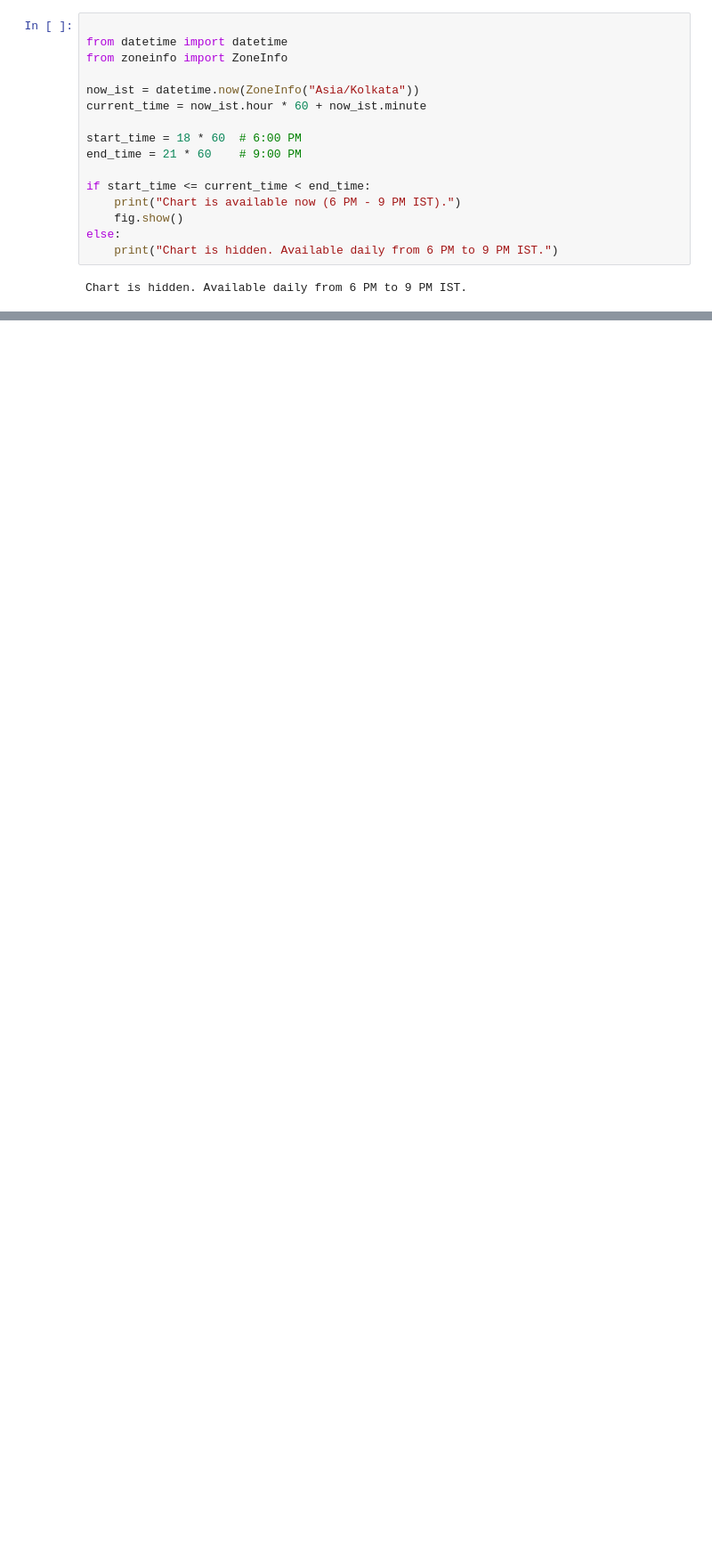
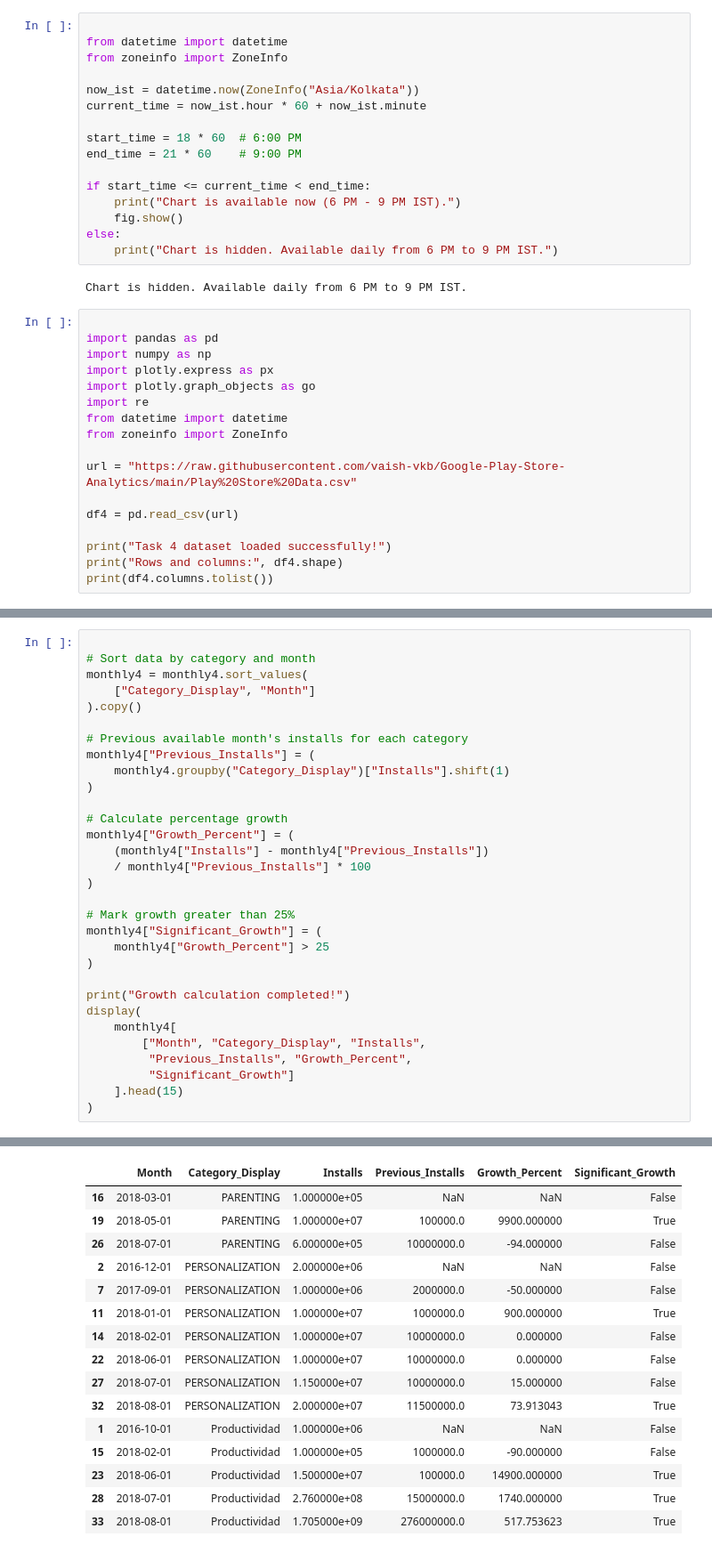
Before and after one commit to sanket2843/kestrel-returns, a Jupyter notebook: Analysis3.ipynb, the cells around one changed output, grey strips where cells are left out. Shown at 89% size. Drawn from its saved outputs; the diff is of its cells as text; blank space fills up the shorter version.

Commit message:
Created using Colab task 4

```diff
--- a/Analysis3.ipynb
+++ b/Analysis3.ipynb
@@ -1147,3 +1147,20 @@ else:
     print("Chart is hidden. Available daily from 6 PM to 9 PM IST.")
 # %% [output]
 Chart is hidden. Available daily from 6 PM to 9 PM IST.
+# %%
+
+import pandas as pd
+import numpy as np
+import plotly.express as px
+import plotly.graph_objects as go
+import re
+from datetime import datetime
+from zoneinfo import ZoneInfo
+
+url = "https://raw.githubusercontent.com/vaish-vkb/Google-Play-Store-Analytics/main/Play%20Store%20Data.csv"
+
+df4 = pd.read_csv(url)
+
+print("Task 4 dataset loaded successfully!")
+print("Rows and columns:", df4.shape)
+print(df4.columns.tolist())
@@ -1149,0 +1284,32 @@ Chart is hidden. Available daily from 6 PM to 9 PM IST.
+# %%
+
+# Sort data by category and month
+monthly4 = monthly4.sort_values(
+    ["Category_Display", "Month"]
+).copy()
+
+# Previous available month's installs for each category
+monthly4["Previous_Installs"] = (
+    monthly4.groupby("Category_Display")["Installs"].shift(1)
+)
+
+# Calculate percentage growth
+monthly4["Growth_Percent"] = (
+    (monthly4["Installs"] - monthly4["Previous_Installs"])
+    / monthly4["Previous_Installs"] * 100
+)
+
+# Mark growth greater than 25%
+monthly4["Significant_Growth"] = (
+    monthly4["Growth_Percent"] > 25
+)
+
+print("Growth calculation completed!")
+display(
+    monthly4[
+        ["Month", "Category_Display", "Installs",
+         "Previous_Installs", "Growth_Percent",
+         "Significant_Growth"]
+    ].head(15)
+)
+# %% [output]
@@ -1149,0 +1317,16 @@ Chart is hidden. Available daily from 6 PM to 9 PM IST.
+|  | Month | Category_Display | Installs | Previous_Installs | Growth_Percent | Significant_Growth |
+| 16 | 2018-03-01 | PARENTING | 1.000000e+05 | NaN | NaN | False |
+| 19 | 2018-05-01 | PARENTING | 1.000000e+07 | 100000.0 | 9900.000000 | True |
+| 26 | 2018-07-01 | PARENTING | 6.000000e+05 | 10000000.0 | -94.000000 | False |
+| 2 | 2016-12-01 | PERSONALIZATION | 2.000000e+06 | NaN | NaN | False |
+| 7 | 2017-09-01 | PERSONALIZATION | 1.000000e+06 | 2000000.0 | -50.000000 | False |
+| 11 | 2018-01-01 | PERSONALIZATION | 1.000000e+07 | 1000000.0 | 900.000000 | True |
+| 14 | 2018-02-01 | PERSONALIZATION | 1.000000e+07 | 10000000.0 | 0.000000 | False |
+| 22 | 2018-06-01 | PERSONALIZATION | 1.000000e+07 | 10000000.0 | 0.000000 | False |
+| 27 | 2018-07-01 | PERSONALIZATION | 1.150000e+07 | 10000000.0 | 15.000000 | False |
+| 32 | 2018-08-01 | PERSONALIZATION | 2.000000e+07 | 11500000.0 | 73.913043 | True |
+| 1 | 2016-10-01 | Productividad | 1.000000e+06 | NaN | NaN | False |
+| 15 | 2018-02-01 | Productividad | 1.000000e+05 | 1000000.0 | -90.000000 | False |
+| 23 | 2018-06-01 | Productividad | 1.500000e+07 | 100000.0 | 14900.000000 | True |
+| 28 | 2018-07-01 | Productividad | 2.760000e+08 | 15000000.0 | 1740.000000 | True |
+| 33 | 2018-08-01 | Productividad | 1.705000e+09 | 276000000.0 | 517.753623 | True |
```
Also changed, not shown: parts of 5 cells of this notebook.
